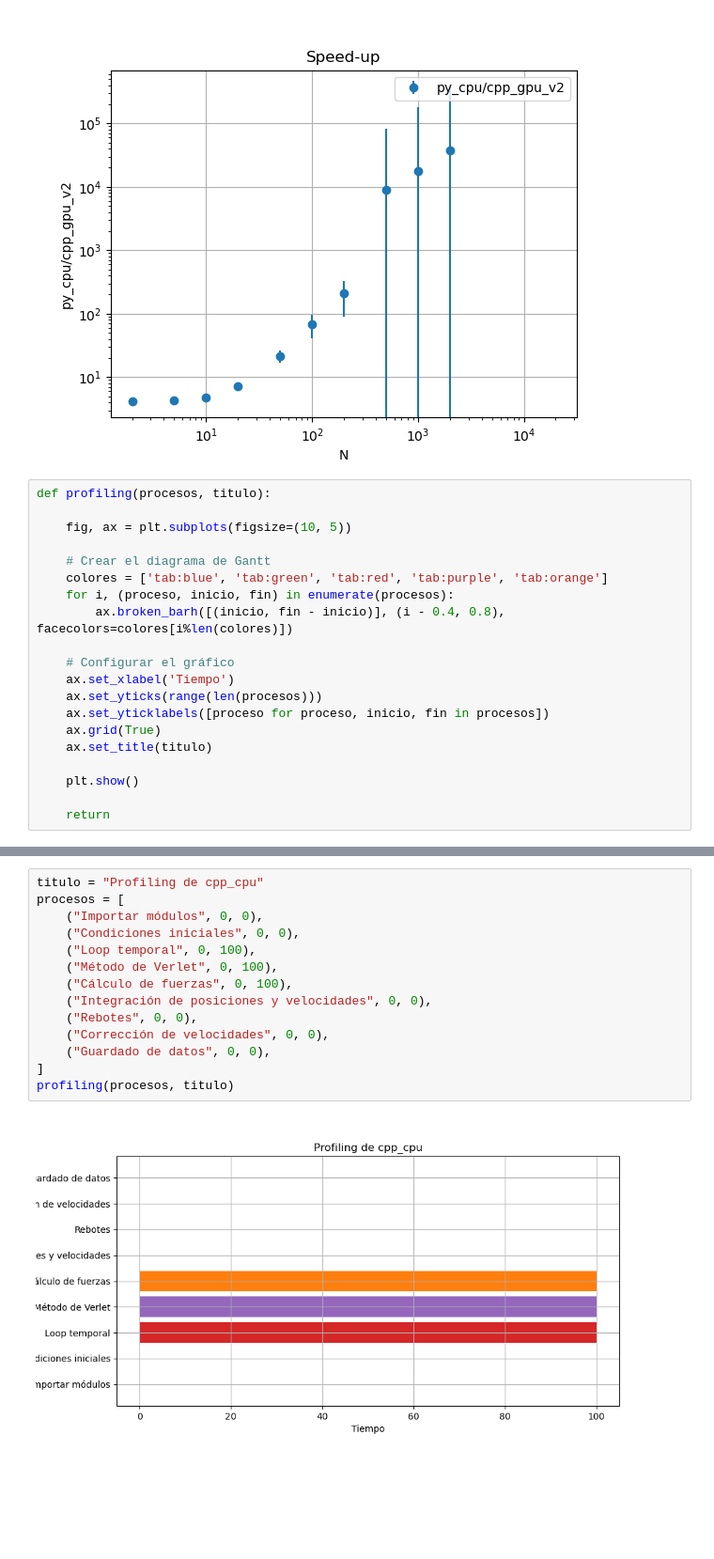
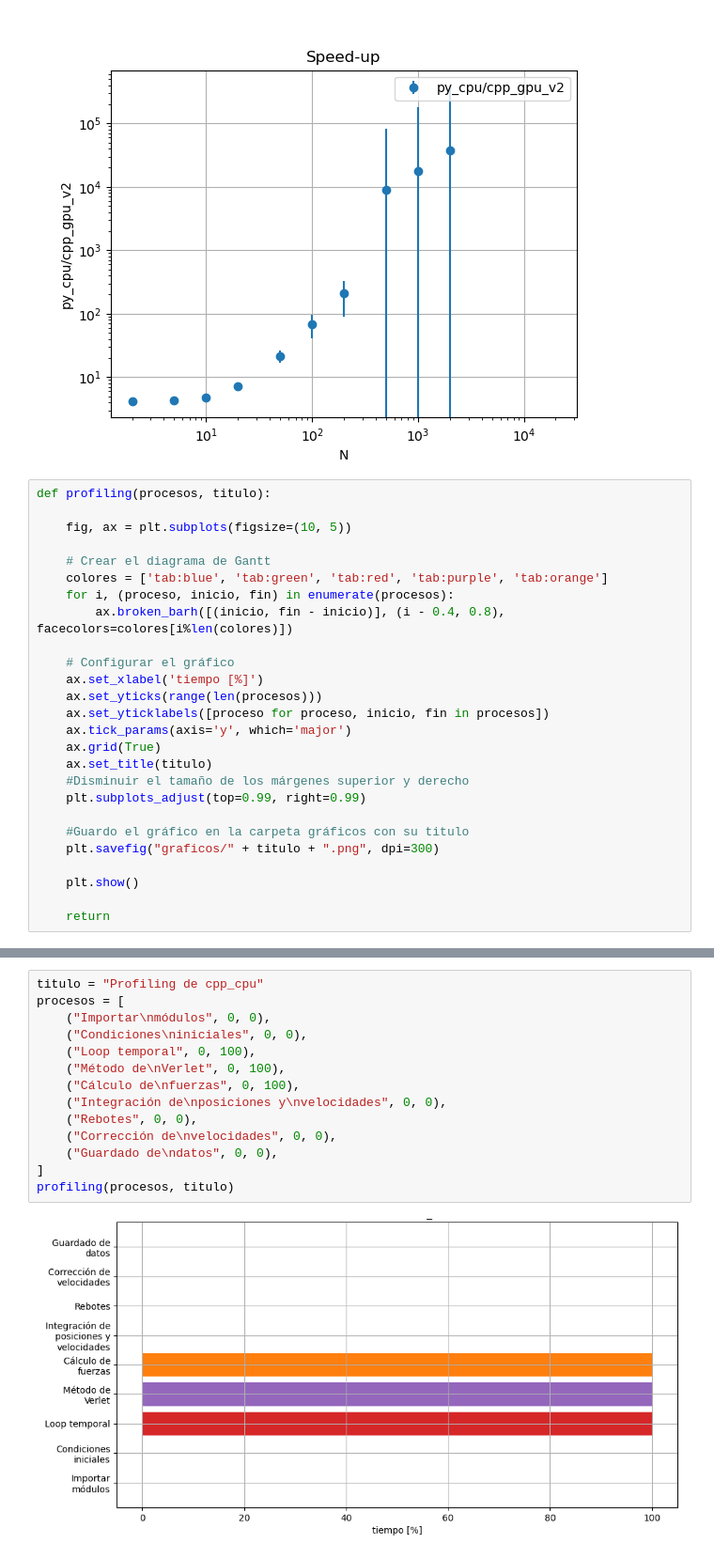
Before and after one commit to Lupama2/Maestria-Bunkin-equlibrio-en-avalancha, a Jupyter notebook: graficos_rendimiento.ipynb, the cells around one changed output, grey strips where cells are left out. Shown at 94% size. Drawn from its saved outputs; the diff is of its cells as text; blank space fills up the shorter version.

```diff
--- a/graficos_rendimiento.ipynb
+++ b/graficos_rendimiento.ipynb
@@ -128,11 +128,17 @@ def profiling(procesos, titulo):
         ax.broken_barh([(inicio, fin - inicio)], (i - 0.4, 0.8), facecolors=colores[i%len(colores)])
 
     # Configurar el gráfico
-    ax.set_xlabel('Tiempo')
+    ax.set_xlabel('tiempo [%]')
     ax.set_yticks(range(len(procesos)))
     ax.set_yticklabels([proceso for proceso, inicio, fin in procesos])
+    ax.tick_params(axis='y', which='major')
     ax.grid(True)
     ax.set_title(titulo)
+    #Disminuir el tamaño de los márgenes superior y derecho
+    plt.subplots_adjust(top=0.99, right=0.99)
+
+    #Guardo el gráfico en la carpeta gráficos con su titulo
+    plt.savefig("graficos/" + titulo + ".png", dpi=300)
 
     plt.show()
 
@@ -183,16 +189,16 @@ profiling(procesos, titulo)
 # %%
 titulo = "Profiling de cpp_cpu"
 procesos = [
-    ("Importar módulos", 0, 0),
-    ("Condiciones iniciales", 0, 0),
+    ("Importar\nmódulos", 0, 0),
+    ("Condiciones\niniciales", 0, 0),
     ("Loop temporal", 0, 100),
-    ("Método de Verlet", 0, 100),
-    ("Cálculo de fuerzas", 0, 100),
-    ("Integración de posiciones y velocidades", 0, 0),
+    ("Método de\nVerlet", 0, 100),
+    ("Cálculo de\nfuerzas", 0, 100),
+    ("Integración de\nposiciones y\nvelocidades", 0, 0),
     ("Rebotes", 0, 0),
-    ("Corrección de velocidades", 0, 0),
-    ("Guardado de datos", 0, 0),
+    ("Corrección de\nvelocidades", 0, 0),
+    ("Guardado de\ndatos", 0, 0),
 ]
 profiling(procesos, titulo)
 # %% [output]
-[figure, old version]
+[figure, new version]
```
Also changed, not shown: parts of 6 cells of this notebook, 5 other files.
